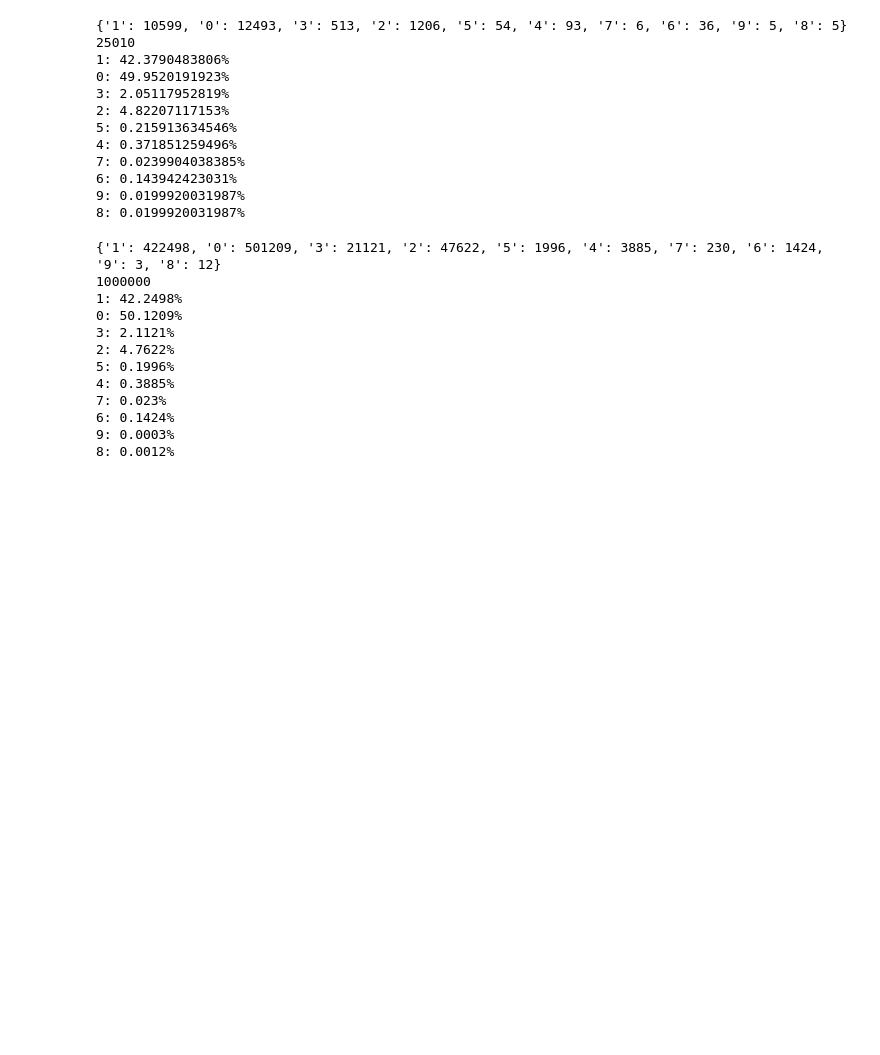
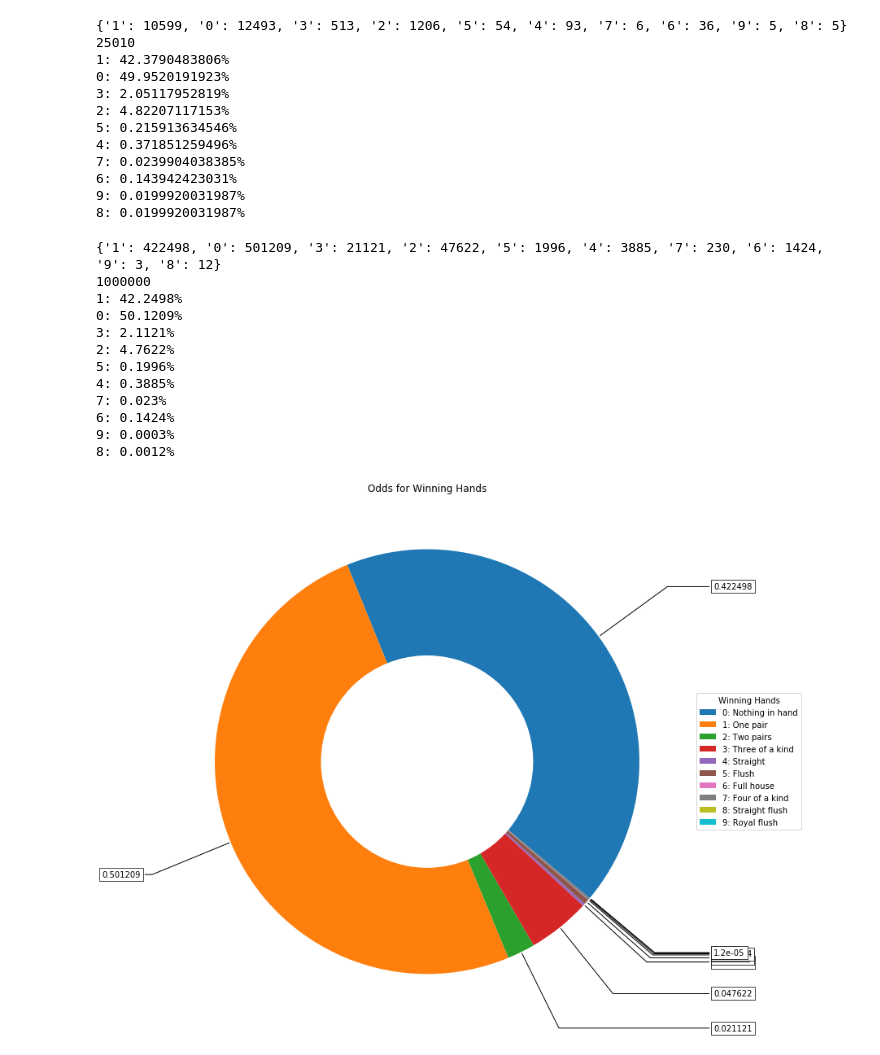
Before and after one commit to fiatveritas/Poker_Project, a Jupyter notebook: Poker....ipynb, the cells around one changed output. Drawn from its saved outputs; the diff is of its cells as text; code cells hidden in the pictures; blank space fills up the shorter version.

Commit message:
feat: added visual...ring graph

```diff
--- a/Poker....ipynb
+++ b/Poker....ipynb
@@ -100,6 +100,7 @@ for i in count:
 8: 0.0199920031987%
 # %%
 count = {}
+percent_errors = {}
 for i in testing[10]:
     if str(i) not in count:
         count[str(i)] = 1
@@ -112,6 +113,7 @@ for i in count:
 print(sum)
 for i in count:
     print(str(i) + ": "+ str(count[i] / float(sum) * 100) + "%")
+    percent_errors[str(i)] = count[i] / float(sum)
 # %% [output]
 {'1': 422498, '0': 501209, '3': 21121, '2': 47622, '5': 1996, '4': 3885, '7': 230, '6': 1424, '9': 3, '8': 12}
 1000000
@@ -125,3 +127,37 @@ for i in count:
 6: 0.1424%
 9: 0.0003%
 8: 0.0012%
+# %%
+fig, ax = plt.subplots(figsize=(24, 12), subplot_kw=dict(aspect="equal"))
+
+winning_hands = percent_errors.values()
+
+data = ['0: Nothing in hand', '1: One pair', '2: Two pairs', '3: Three of a kind','4: Straight',
+        '5: Flush', '6: Full house', '7: Four of a kind', '8: Straight flush', '9: Royal flush']
+
+wedges, texts = ax.pie(winning_hands, wedgeprops=dict(width=0.5), startangle=-40)
+
+bbox_props = dict(boxstyle="square,pad=0.3", fc="w", ec="k", lw=0.72)
+kw = dict(arrowprops=dict(arrowstyle="-"),
+          bbox=bbox_props, zorder=0, va="center")
+
+for i, p in enumerate(wedges):
+    ang = (p.theta2 - p.theta1)/2. + p.theta1
+    y = np.sin(np.deg2rad(ang))
+    x = np.cos(np.deg2rad(ang))
+    horizontalalignment = {-1: "right", 1: "left"}[int(np.sign(x))]
+    connectionstyle = "angle,angleA=0,angleB={}".format(ang)
+    kw["arrowprops"].update({"connectionstyle": connectionstyle})
+    ax.annotate(winning_hands[i], xy=(x, y), xytext=(1.35*np.sign(x), 1.4*y),
+                horizontalalignment=horizontalalignment, **kw)
+
+ax.set_title("Odds for Winning Hands")
+
+ax.legend(wedges, data,
+          title="Winning Hands",
+          loc="center left",
+          bbox_to_anchor=(1, 0, 0.5, 1))
+
+plt.show()
+# %% [output]
+[figure, added]
```
